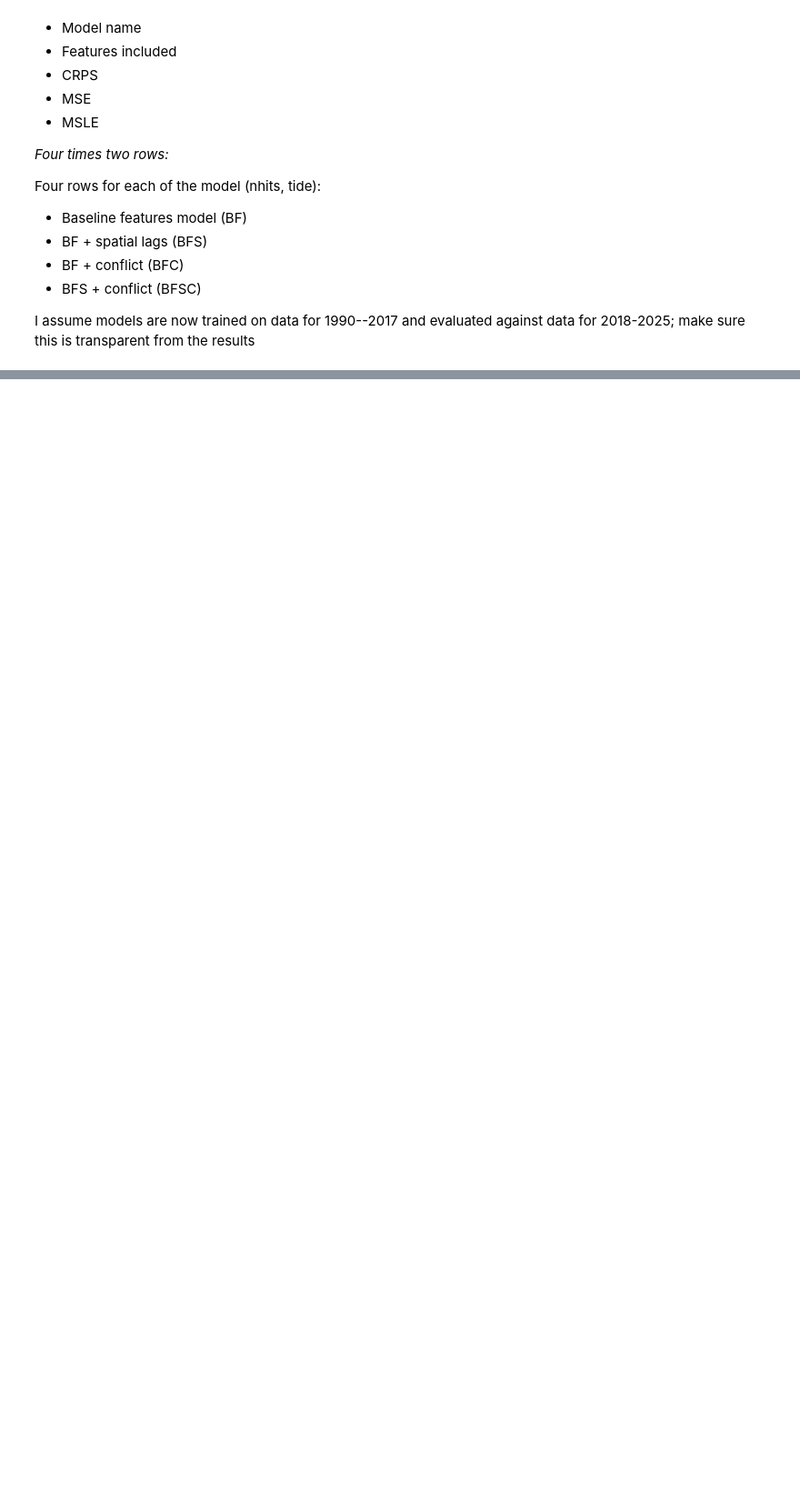
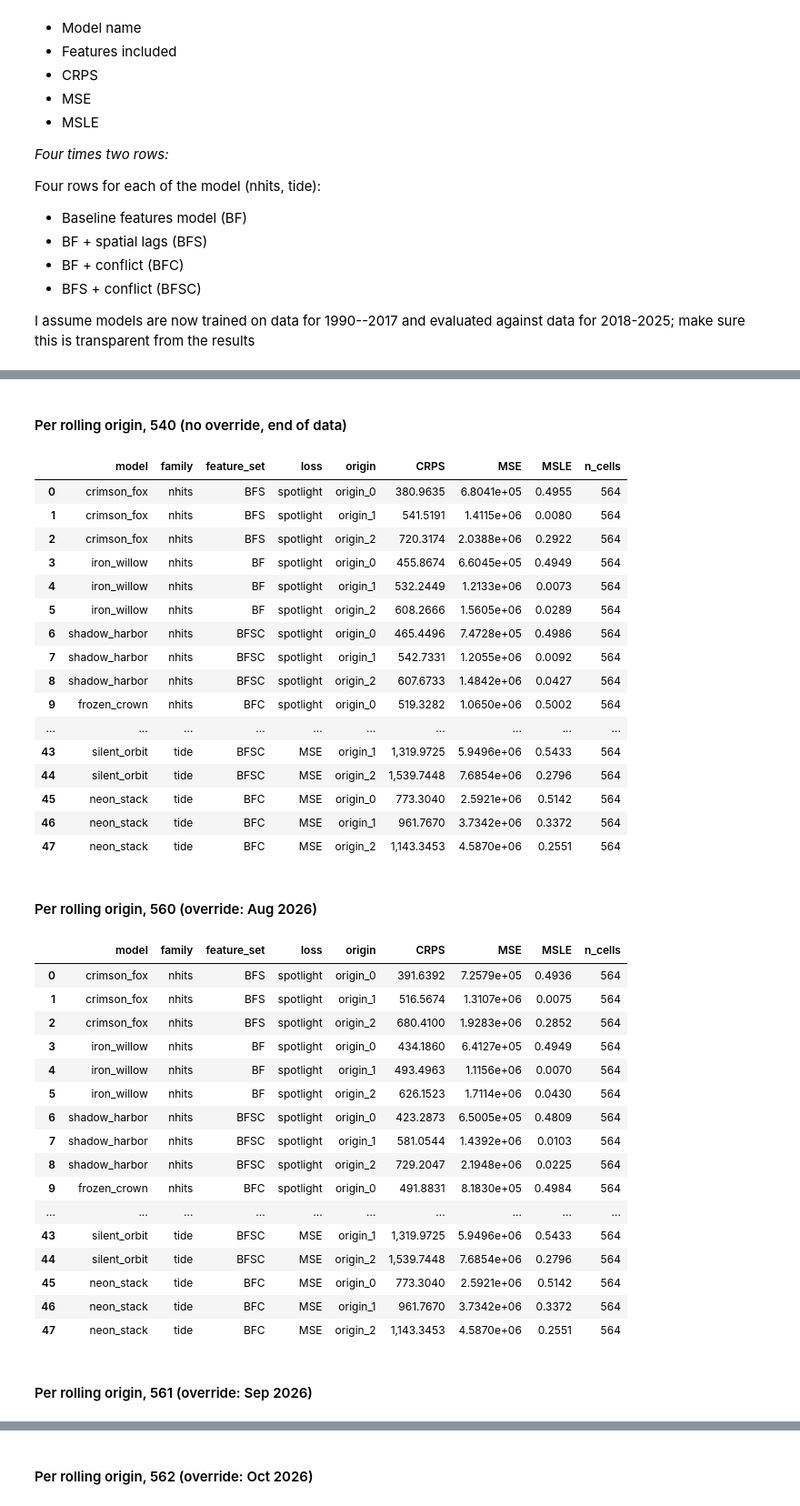
Before and after one commit to views-platform/views-impact-results, a Jupyter notebook: results_for_paper.ipynb, the cells around one changed output, grey strips where cells are left out. Shown at 91% size. Cells and saved outputs as stored; diff of their text form; code cells hidden in the pictures; blank space fills up the shorter version.

Commit message:
results

```diff
--- a/results_for_paper.ipynb
+++ b/results_for_paper.ipynb
@@ -36,0 +283,12 @@ I assume models are now trained on data for 1990--2017 and evaluated against dat
+# %%
+class ProcessedGroundTruth:
+    """The processed viewser table: monthly target and covariates on
+    (month_id, country_id), already disaggregated to months.
+    """
+
+    def __init__(self, parquet: Path, target: str = TARGET):
+        self.frame = pd.read_parquet(parquet)
+        self.target = target
+
+    def monthly(self) -> pd.DataFrame:
+        return self.frame[[self.target]].reset_index()
@@ -36,0 +562,17 @@ I assume models are now trained on data for 1990--2017 and evaluated against dat
+# %%
+builder = TableBuilder()
+tables = {}
+for override in OVERRIDE_MONTHS:
+    pooled_by_model = {m: results[override][m]["pooled"] for m in MODEL_ROSTER.model}
+    out_dir = RESULTS_DIR / str(override)
+    out_dir.mkdir(parents=True, exist_ok=True)
+    for loss in LOSSES:
+        df = builder.table(pooled_by_model, loss)
+        tables[(override, loss)] = df
+        df.to_csv(out_dir / f"table_{loss}.csv", index=False)
+
+for override in OVERRIDE_MONTHS:
+    display(HTML(f"<h3>{OVERRIDE_LABELS[override]}</h3>"))
+    for loss in LOSSES:
+        display(HTML(f"<b>{loss} loss</b>"))
+        display(TableBuilder.formatted(tables[(override, loss)]))
@@ -36,0 +625,50 @@ I assume models are now trained on data for 1990--2017 and evaluated against dat
+# %%
+for override in OVERRIDE_MONTHS:
+    rows = []
+    for model in MODEL_ROSTER.model:
+        info = MODEL_ROSTER[MODEL_ROSTER.model == model].iloc[0]
+        for origin, m in results[override][model]["per_origin"].items():
+            rows.append({"model": model, "family": info.family,
+                         "feature_set": info.feature_set, "loss": info.loss,
+                         "origin": origin, **m})
+    breakdown = pd.DataFrame(rows)
+    display(HTML(f"<h4>Per rolling origin, {OVERRIDE_LABELS[override]}</h4>"))
+    display(breakdown.style.format({"CRPS": "{:,.4f}", "MSE": "{:.4e}", "MSLE": "{:.4f}"}))
+# %% [output]
+Per rolling origin, 540 (no override, end of data)
+|  | model | family | feature_set | loss | origin | CRPS | MSE | MSLE | n_cells |
+| 0 | crimson_fox | nhits | BFS | spotlight | origin_0 | 380.9635 | 6.8041e+05 | 0.4955 | 564 |
+| 1 | crimson_fox | nhits | BFS | spotlight | origin_1 | 541.5191 | 1.4115e+06 | 0.0080 | 564 |
+| 2 | crimson_fox | nhits | BFS | spotlight | origin_2 | 720.3174 | 2.0388e+06 | 0.2922 | 564 |
+| 3 | iron_willow | nhits | BF | spotlight | origin_0 | 455.8674 | 6.6045e+05 | 0.4949 | 564 |
+| 4 | iron_willow | nhits | BF | spotlight | origin_1 | 532.2449 | 1.2133e+06 | 0.0073 | 564 |
+| 5 | iron_willow | nhits | BF | spotlight | origin_2 | 608.2666 | 1.5605e+06 | 0.0289 | 564 |
+| 6 | shadow_harbor | nhits | BFSC | spotlight | origin_0 | 465.4496 | 7.4728e+05 | 0.4986 | 564 |
+| 7 | shadow_harbor | nhits | BFSC | spotlight | origin_1 | 542.7331 | 1.2055e+06 | 0.0092 | 564 |
+| 8 | shadow_harbor | nhits | BFSC | spotlight | origin_2 | 607.6733 | 1.4842e+06 | 0.0427 | 564 |
+| 9 | frozen_crown | nhits | BFC | spotlight | origin_0 | 519.3282 | 1.0650e+06 | 0.5002 | 564 |
+| ... | ... | ... | ... | ... | ... | ... | ... | ... | ... |
+| 43 | silent_orbit | tide | BFSC | MSE | origin_1 | 1,319.9725 | 5.9496e+06 | 0.5433 | 564 |
+| 44 | silent_orbit | tide | BFSC | MSE | origin_2 | 1,539.7448 | 7.6854e+06 | 0.2796 | 564 |
+| 45 | neon_stack | tide | BFC | MSE | origin_0 | 773.3040 | 2.5921e+06 | 0.5142 | 564 |
+| 46 | neon_stack | tide | BFC | MSE | origin_1 | 961.7670 | 3.7342e+06 | 0.3372 | 564 |
+| 47 | neon_stack | tide | BFC | MSE | origin_2 | 1,143.3453 | 4.5870e+06 | 0.2551 | 564 |
+Per rolling origin, 560 (override: Aug 2026)
+|  | model | family | feature_set | loss | origin | CRPS | MSE | MSLE | n_cells |
+| 0 | crimson_fox | nhits | BFS | spotlight | origin_0 | 391.6392 | 7.2579e+05 | 0.4936 | 564 |
+| 1 | crimson_fox | nhits | BFS | spotlight | origin_1 | 516.5674 | 1.3107e+06 | 0.0075 | 564 |
+| 2 | crimson_fox | nhits | BFS | spotlight | origin_2 | 680.4100 | 1.9283e+06 | 0.2852 | 564 |
+| 3 | iron_willow | nhits | BF | spotlight | origin_0 | 434.1860 | 6.4127e+05 | 0.4949 | 564 |
+| 4 | iron_willow | nhits | BF | spotlight | origin_1 | 493.4963 | 1.1156e+06 | 0.0070 | 564 |
+| 5 | iron_willow | nhits | BF | spotlight | origin_2 | 626.1523 | 1.7114e+06 | 0.0430 | 564 |
+| 6 | shadow_harbor | nhits | BFSC | spotlight | origin_0 | 423.2873 | 6.5005e+05 | 0.4809 | 564 |
+| 7 | shadow_harbor | nhits | BFSC | spotlight | origin_1 | 581.0544 | 1.4392e+06 | 0.0103 | 564 |
+| 8 | shadow_harbor | nhits | BFSC | spotlight | origin_2 | 729.2047 | 2.1948e+06 | 0.0225 | 564 |
+| 9 | frozen_crown | nhits | BFC | spotlight | origin_0 | 491.8831 | 8.1830e+05 | 0.4984 | 564 |
+| ... | ... | ... | ... | ... | ... | ... | ... | ... | ... |
+| 43 | silent_orbit | tide | BFSC | MSE | origin_1 | 1,319.9725 | 5.9496e+06 | 0.5433 | 564 |
+| 44 | silent_orbit | tide | BFSC | MSE | origin_2 | 1,539.7448 | 7.6854e+06 | 0.2796 | 564 |
+| 45 | neon_stack | tide | BFC | MSE | origin_0 | 773.3040 | 2.5921e+06 | 0.5142 | 564 |
+| 46 | neon_stack | tide | BFC | MSE | origin_1 | 961.7670 | 3.7342e+06 | 0.3372 | 564 |
+| 47 | neon_stack | tide | BFC | MSE | origin_2 | 1,143.3453 | 4.5870e+06 | 0.2551 | 564 |
+Per rolling origin, 561 (override: Sep 2026)
@@ -36,0 +692 @@ I assume models are now trained on data for 1990--2017 and evaluated against dat
+Per rolling origin, 562 (override: Oct 2026)
```
Also changed, not shown: parts of 17 cells of this notebook, 1 other file.
